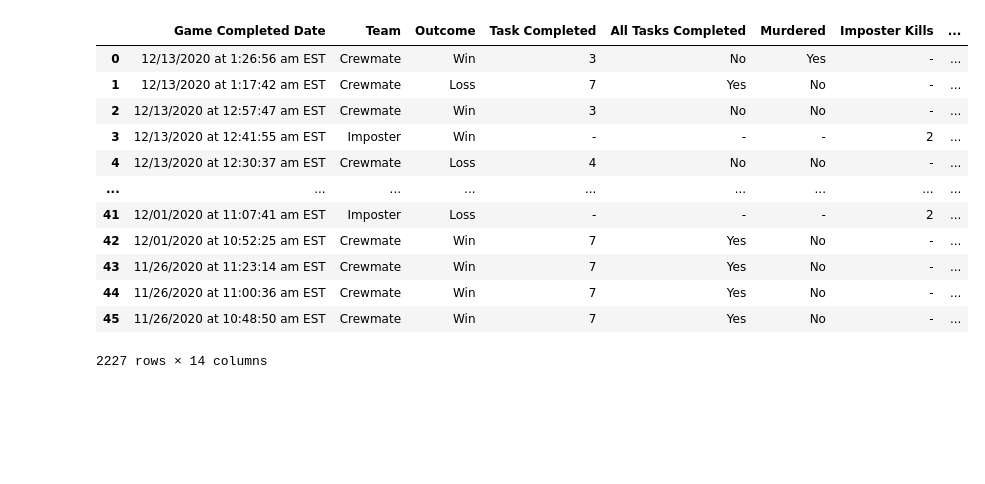
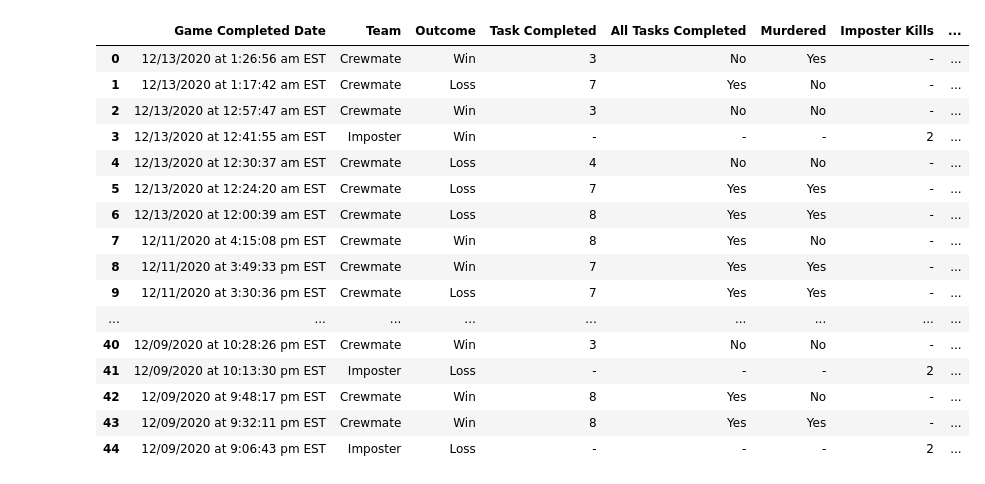
Before and after one commit to madelinesachtler/final-project, a Jupyter notebook: cleaning.ipynb, the cells around one changed output. Cells and saved outputs as stored; diff of their text form; code cells hidden in the pictures; blank space fills up the shorter version.

```diff
--- a/cleaning.ipynb
+++ b/cleaning.ipynb
@@ -98,21 +98,25 @@ user29 = user29_data.assign(Group= '29')
 # %%
 combined = pd.concat([user1, user2, user3, user4, user5, user6, user7, user8, user9, user10, user11, user12, user13, user14, user15, user16, user17, user18, user19, user20, user21, user22, user23, user24, user25, user26, user27, user28, user29])
 # %%
-combined
+combined.head(45)
 # %% [output]
 |  | Game Completed Date | Team | Outcome | Task Completed | All Tasks Completed | Murdered | Imposter Kills | ... |
 | 0 | 12/13/2020 at 1:26:56 am EST | Crewmate | Win | 3 | No | Yes | - | ... |
 | 1 | 12/13/2020 at 1:17:42 am EST | Crewmate | Loss | 7 | Yes | No | - | ... |
 | 2 | 12/13/2020 at 12:57:47 am EST | Crewmate | Win | 3 | No | No | - | ... |
 | 3 | 12/13/2020 at 12:41:55 am EST | Imposter | Win | - | - | - | 2 | ... |
 | 4 | 12/13/2020 at 12:30:37 am EST | Crewmate | Loss | 4 | No | No | - | ... |
+| 5 | 12/13/2020 at 12:24:20 am EST | Crewmate | Loss | 7 | Yes | Yes | - | ... |
+| 6 | 12/13/2020 at 12:00:39 am EST | Crewmate | Loss | 8 | Yes | Yes | - | ... |
+| 7 | 12/11/2020 at 4:15:08 pm EST | Crewmate | Win | 8 | Yes | No | - | ... |
+| 8 | 12/11/2020 at 3:49:33 pm EST | Crewmate | Win | 7 | Yes | Yes | - | ... |
+| 9 | 12/11/2020 at 3:30:36 pm EST | Crewmate | Loss | 7 | Yes | Yes | - | ... |
 | ... | ... | ... | ... | ... | ... | ... | ... | ... |
-| 41 | 12/01/2020 at 11:07:41 am EST | Imposter | Loss | - | - | - | 2 | ... |
-| 42 | 12/01/2020 at 10:52:25 am EST | Crewmate | Win | 7 | Yes | No | - | ... |
-| 43 | 11/26/2020 at 11:23:14 am EST | Crewmate | Win | 7 | Yes | No | - | ... |
-| 44 | 11/26/2020 at 11:00:36 am EST | Crewmate | Win | 7 | Yes | No | - | ... |
-| 45 | 11/26/2020 at 10:48:50 am EST | Crewmate | Win | 7 | Yes | No | - | ... |
+| 40 | 12/09/2020 at 10:28:26 pm EST | Crewmate | Win | 3 | No | No | - | ... |
+| 41 | 12/09/2020 at 10:13:30 pm EST | Imposter | Loss | - | - | - | 2 | ... |
+| 42 | 12/09/2020 at 9:48:17 pm EST | Crewmate | Win | 8 | Yes | No | - | ... |
+| 43 | 12/09/2020 at 9:32:11 pm EST | Crewmate | Win | 8 | Yes | Yes | - | ... |
+| 44 | 12/09/2020 at 9:06:43 pm EST | Imposter | Loss | - | - | - | 2 | ... |
-2227 rows × 14 columns
 # %%
 crewmates_df = combined.loc[combined["Team"]== "Crewmate"]
 # %%
```
Also changed, not shown: parts of 8 cells of this notebook.
